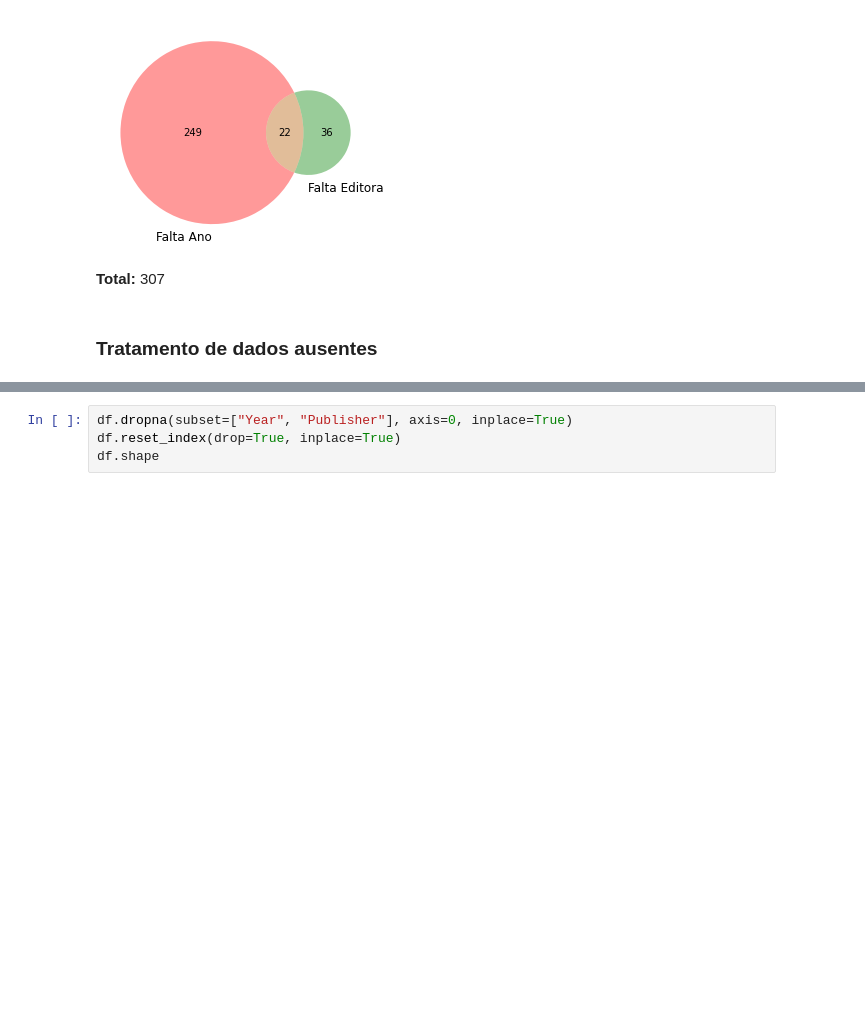
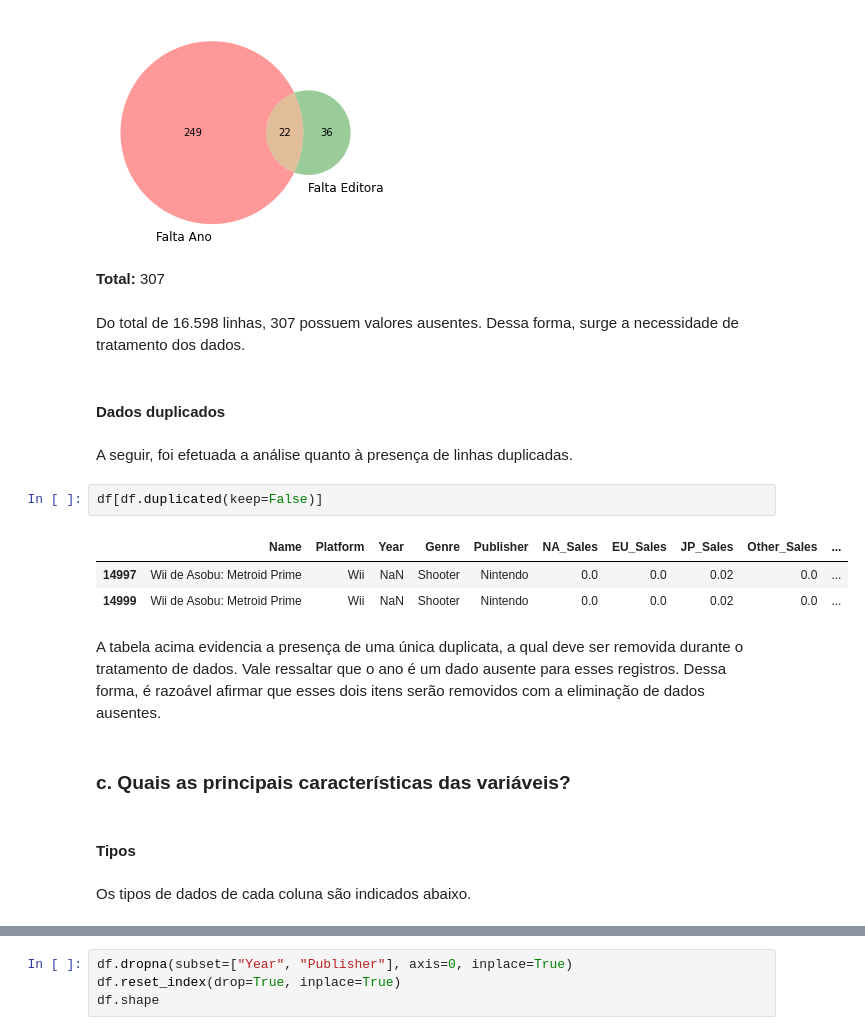
Before and after one commit to thiagorlopes/desafio-data-analyst, a Jupyter notebook: selling-games.ipynb, the cells around one changed output, grey strips where cells are left out. Cells and saved outputs as stored; diff of their text form; blank space fills up the shorter version.

```diff
--- a/selling-games.ipynb
+++ b/selling-games.ipynb
@@ -152,5 +159,23 @@ plt.show()
 [figure]
 # %% [markdown]
 <strong>Total:</strong> 307
-# %% [markdown]
-<h3 id="missing_handle">Tratamento de dados ausentes</h3>
+# %% [markdown]
+Do total de 16.598 linhas, 307 possuem valores ausentes. Dessa forma, surge a necessidade de tratamento dos dados.
+# %% [markdown]
+#### Dados duplicados <a id="duplicate_data"></a>
+# %% [markdown]
+A seguir, foi efetuada a análise quanto à presença de linhas duplicadas.
+# %%
+df[df.duplicated(keep=False)]
+# %% [output]
+|  | Name | Platform | Year | Genre | Publisher | NA_Sales | EU_Sales | JP_Sales | Other_Sales | ... |
+| 14997 | Wii de Asobu: Metroid Prime | Wii | NaN | Shooter | Nintendo | 0.0 | 0.0 | 0.02 | 0.0 | ... |
+| 14999 | Wii de Asobu: Metroid Prime | Wii | NaN | Shooter | Nintendo | 0.0 | 0.0 | 0.02 | 0.0 | ... |
+# %% [markdown]
+A tabela acima evidencia a presença de uma única duplicata, a qual deve ser removida durante o tratamento de dados. Vale ressaltar que o ano é um dado ausente para esses registros. Dessa forma, é razoável afirmar que esses dois itens serão removidos com a eliminação de dados ausentes.
+# %% [markdown]
+### c. Quais as principais características das variáveis?
+# %% [markdown]
+#### Tipos
+# %% [markdown]
+Os tipos de dados de cada coluna são indicados abaixo.
```
Also changed, not shown: parts of 75 cells of this notebook, 3 other files.
